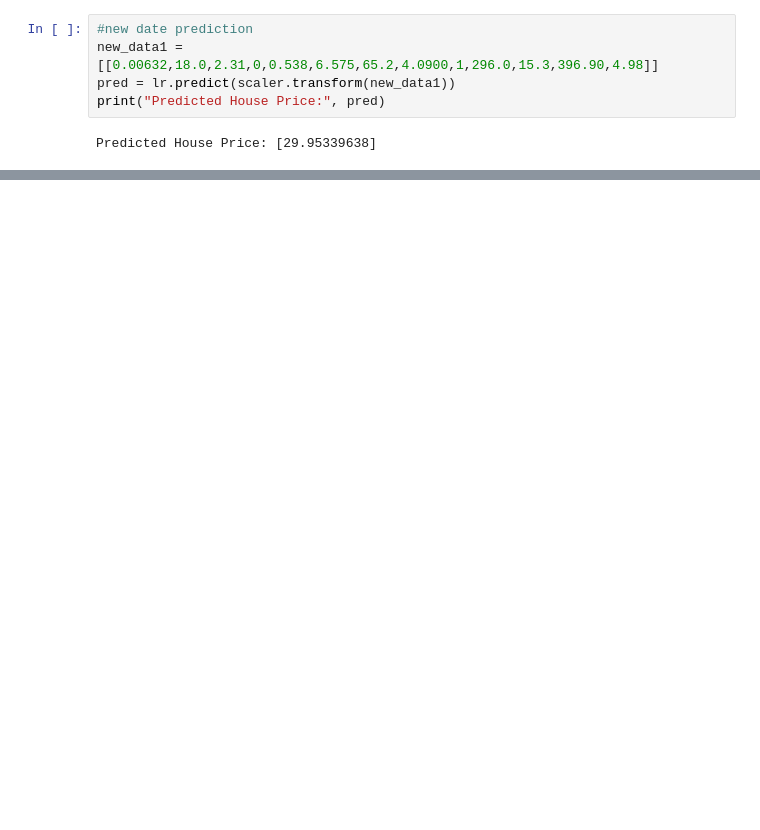
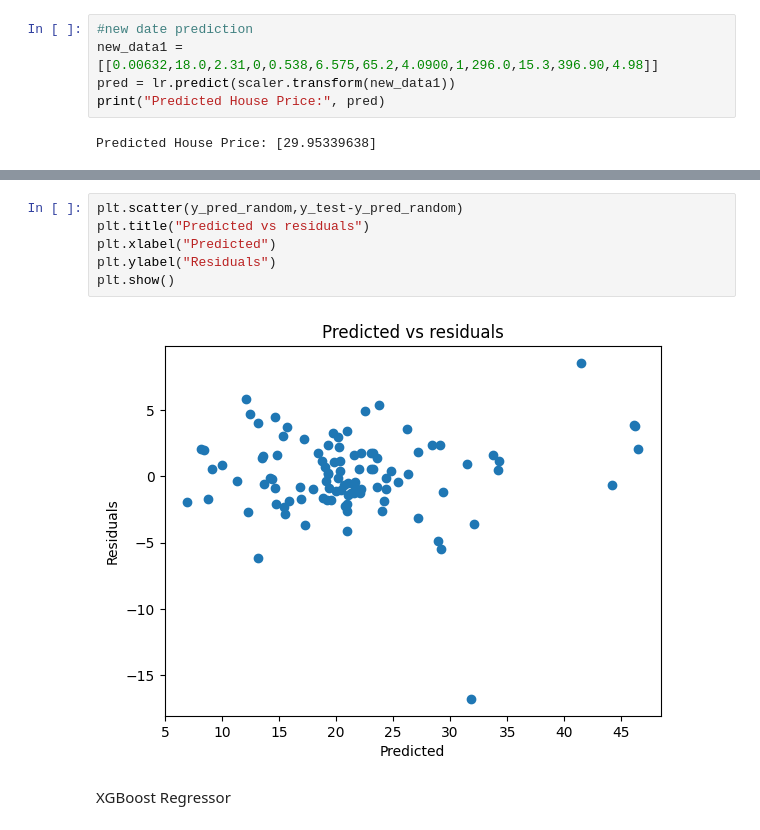
Before and after one commit to rajan7838/Boston-House-Pricing, a Jupyter notebook: linear_regression_ml.ipynb, the cells around one changed output, grey strips where cells are left out. Cells and saved outputs as stored; diff of their text form; blank space fills up the shorter version.

```diff
--- a/linear_regression_ml.ipynb
+++ b/linear_regression_ml.ipynb
@@ -224,0 +239,10 @@ array([29.95339638])
+# %%
+plt.scatter(y_pred_random,y_test-y_pred_random)
+plt.title("Predicted vs residuals")
+plt.xlabel("Predicted")
+plt.ylabel("Residuals")
+plt.show()
+# %% [output]
+[figure, added]
+# %% [markdown]
+XGBoost Regressor
```
Also changed, not shown: parts of 25 cells of this notebook, 1 other file.
